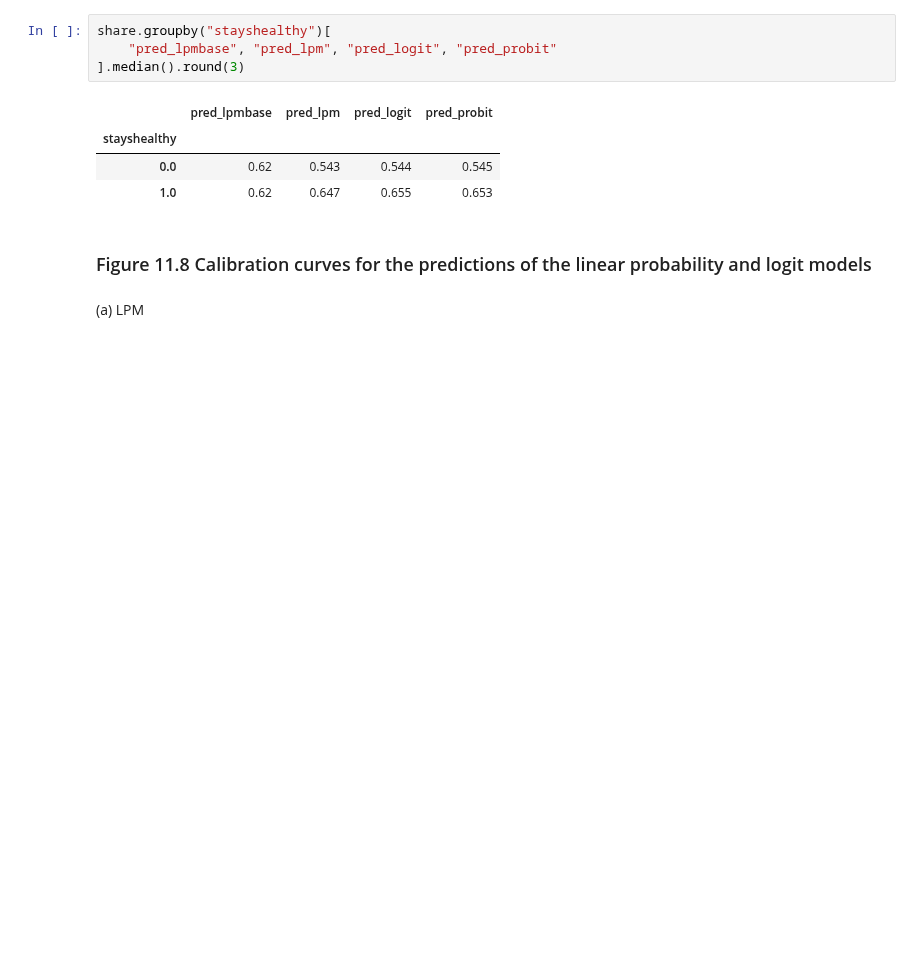
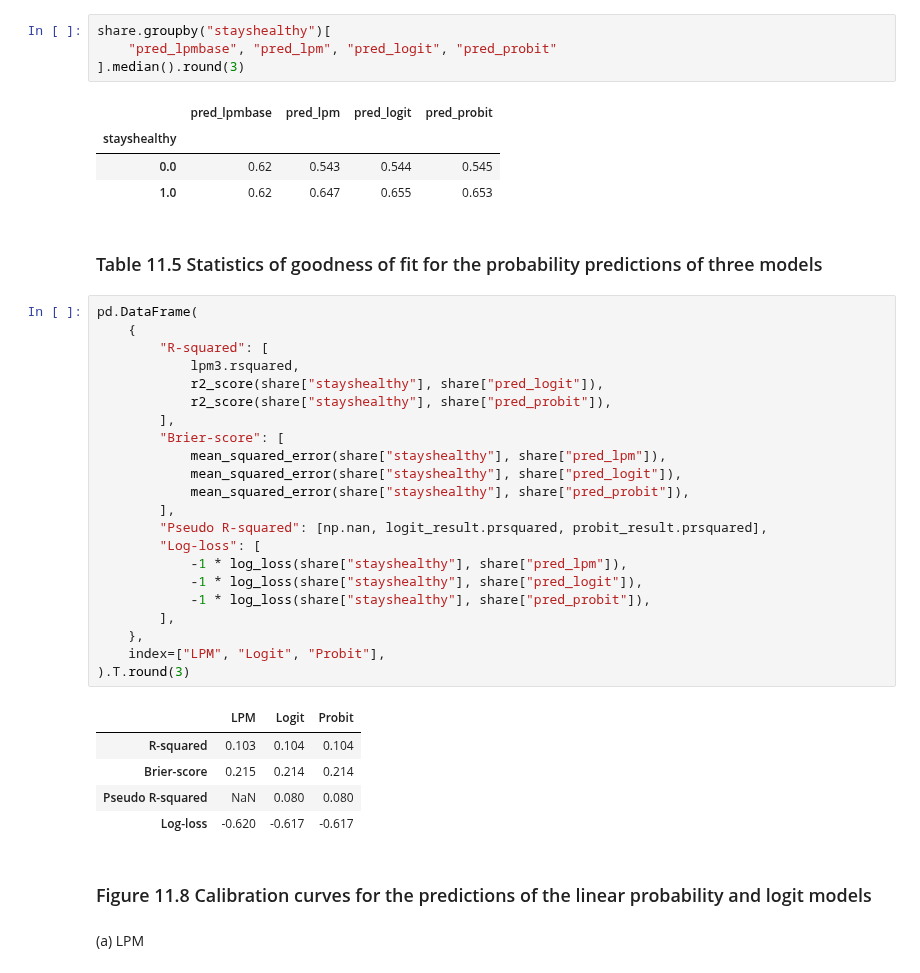
Before and after one commit to gabors-data-analysis/da_case_studies, a Jupyter notebook: ch11-smoking-health-risk/ch11-smoking-health-risk.ipynb, the cells around one changed output. Cells and saved outputs as stored; diff of their text form; blank space fills up the shorter version.

Commit message:
add table 11.5

```diff
--- a/ch11-smoking-health-risk/ch11-smoking-health-risk.ipynb
+++ b/ch11-smoking-health-risk/ch11-smoking-health-risk.ipynb
@@ -814,6 +817,36 @@ share.groupby("stayshealthy")[
 | stayshealthy |  |  |  |  |
 | 0.0 | 0.62 | 0.543 | 0.544 | 0.545 |
 | 1.0 | 0.62 | 0.647 | 0.655 | 0.653 |
+# %% [markdown]
+### Table 11.5 Statistics of goodness of fit for the probability predictions of three models
+# %%
+pd.DataFrame(
+    {
+        "R-squared": [
+            lpm3.rsquared,
+            r2_score(share["stayshealthy"], share["pred_logit"]),
+            r2_score(share["stayshealthy"], share["pred_probit"]),
+        ],
+        "Brier-score": [
+            mean_squared_error(share["stayshealthy"], share["pred_lpm"]),
+            mean_squared_error(share["stayshealthy"], share["pred_logit"]),
+            mean_squared_error(share["stayshealthy"], share["pred_probit"]),
+        ],
+        "Pseudo R-squared": [np.nan, logit_result.prsquared, probit_result.prsquared],
+        "Log-loss": [
+            -1 * log_loss(share["stayshealthy"], share["pred_lpm"]),
+            -1 * log_loss(share["stayshealthy"], share["pred_logit"]),
+            -1 * log_loss(share["stayshealthy"], share["pred_probit"]),
+        ],
+    },
+    index=["LPM", "Logit", "Probit"],
+).T.round(3)
+# %% [output]
+|  | LPM | Logit | Probit |
+| R-squared | 0.103 | 0.104 | 0.104 |
+| Brier-score | 0.215 | 0.214 | 0.214 |
+| Pseudo R-squared | NaN | 0.080 | 0.080 |
+| Log-loss | -0.620 | -0.617 | -0.617 |
 # %% [markdown]
 ### Figure 11.8 Calibration curves for the predictions of the linear probability and logit models
 # %% [markdown]
```
Also changed, not shown: parts of 13 cells of this notebook.
